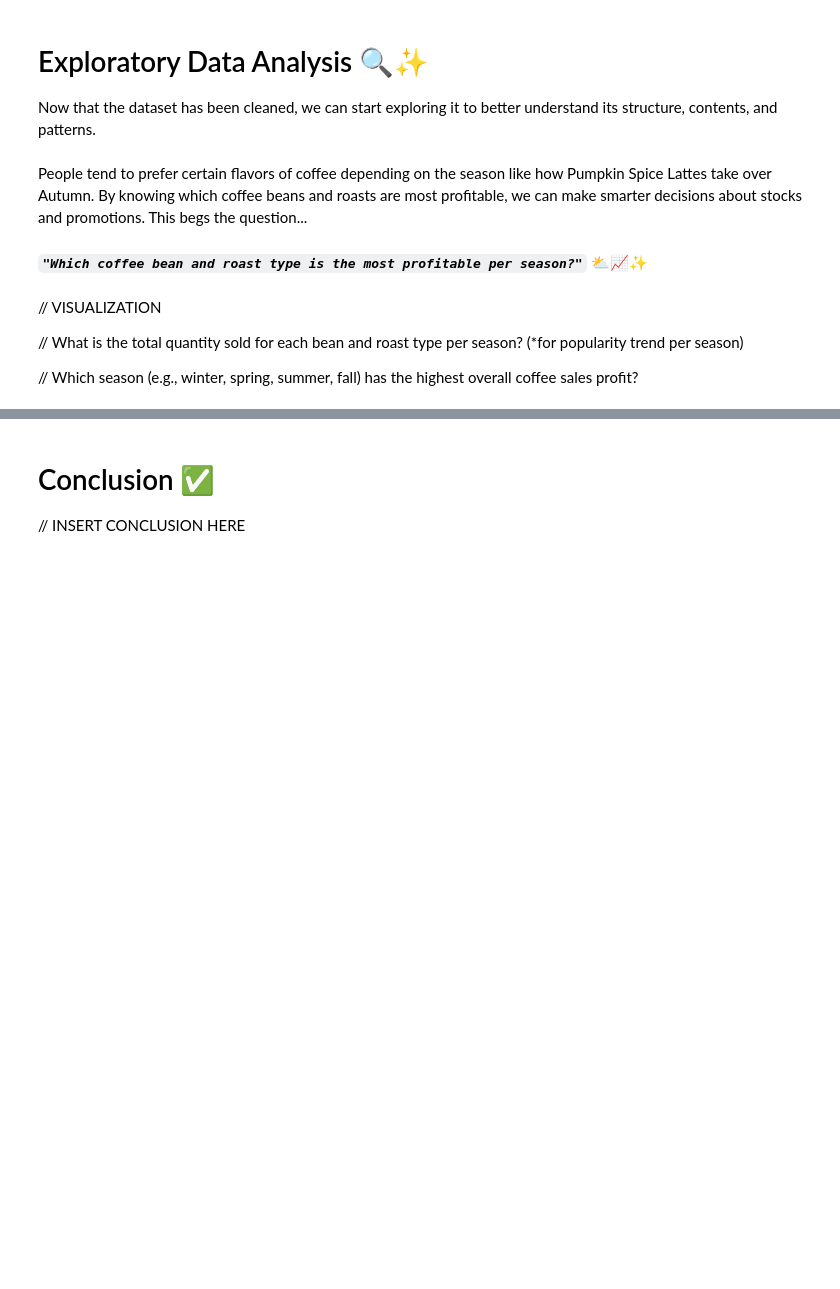
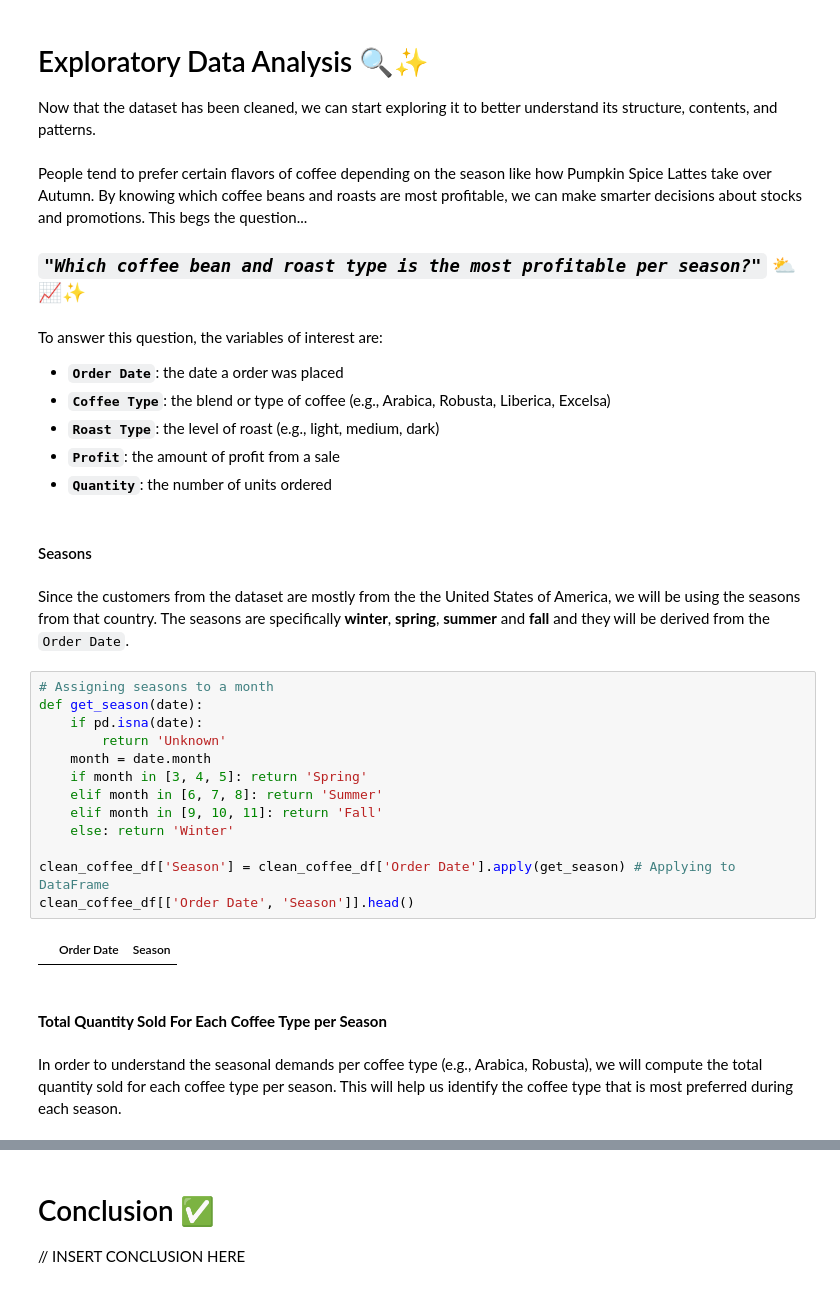
Before and after one commit to Emman-28/CSMODEL-MP, a Jupyter notebook: CSMODEL MP.ipynb, the cells around one changed output, grey strips where cells are left out. Drawn from its saved outputs; the diff is of its cells as text; blank space fills up the shorter version.

```diff
--- a/CSMODEL MP.ipynb
+++ b/CSMODEL MP.ipynb
@@ -168,10 +504,34 @@ Now that the dataset has been cleaned, we can start exploring it to better under
 # %% [markdown]
 People tend to prefer certain flavors of coffee depending on the season like how Pumpkin Spice Lattes take over Autumn. By knowing which coffee beans and roasts are most profitable, we can make smarter decisions about stocks and promotions. This begs the question...
 
-#### _`"Which coffee bean and roast type is the most profitable per season?"`_ ⛅📈✨
+### _`"Which coffee bean and roast type is the most profitable per season?"`_ ⛅📈✨
 # %% [markdown]
-// VISUALIZATION
-
-// What is the total quantity sold for each bean and roast type per season? (*for popularity trend per season)
-
-// Which season (e.g., winter, spring, summer, fall) has the highest overall coffee sales profit?
+To answer this question, the variables of interest are:
+- **`Order Date`**: the date a order was placed
+- **`Coffee Type`**: the blend or type of coffee (e.g., Arabica, Robusta, Liberica, Excelsa)
+- **`Roast Type`**: the level of roast (e.g., light, medium, dark)
+- **`Profit`**: the amount of profit from a sale
+- **`Quantity`**: the number of units ordered
+# %% [markdown]
+#### Seasons
+# %% [markdown]
+Since the customers from the dataset are mostly from the the United States of America, we will be using the seasons from that country. The seasons are specifically **winter**, **spring**, **summer** and **fall** and they will be derived from the `Order Date`.
+# %%
+# Assigning seasons to a month
+def get_season(date):
+    if pd.isna(date):
+        return 'Unknown'
+    month = date.month
+    if month in [3, 4, 5]: return 'Spring'
+    elif month in [6, 7, 8]: return 'Summer'
+    elif month in [9, 10, 11]: return 'Fall'
+    else: return 'Winter'
+
+clean_coffee_df['Season'] = clean_coffee_df['Order Date'].apply(get_season) # Applying to DataFrame
+clean_coffee_df[['Order Date', 'Season']].head()
+# %% [output]
+|  | Order Date | Season |
+# %% [markdown]
+#### **Total Quantity Sold For Each Coffee Type per Season**
+# %% [markdown]
+In order to understand the seasonal demands per coffee type (e.g., Arabica, Robusta), we will compute the total quantity sold for each coffee type per season. This will help us identify the coffee type that is most preferred during each season.
```
Also changed, not shown: parts of 124 cells of this notebook.
